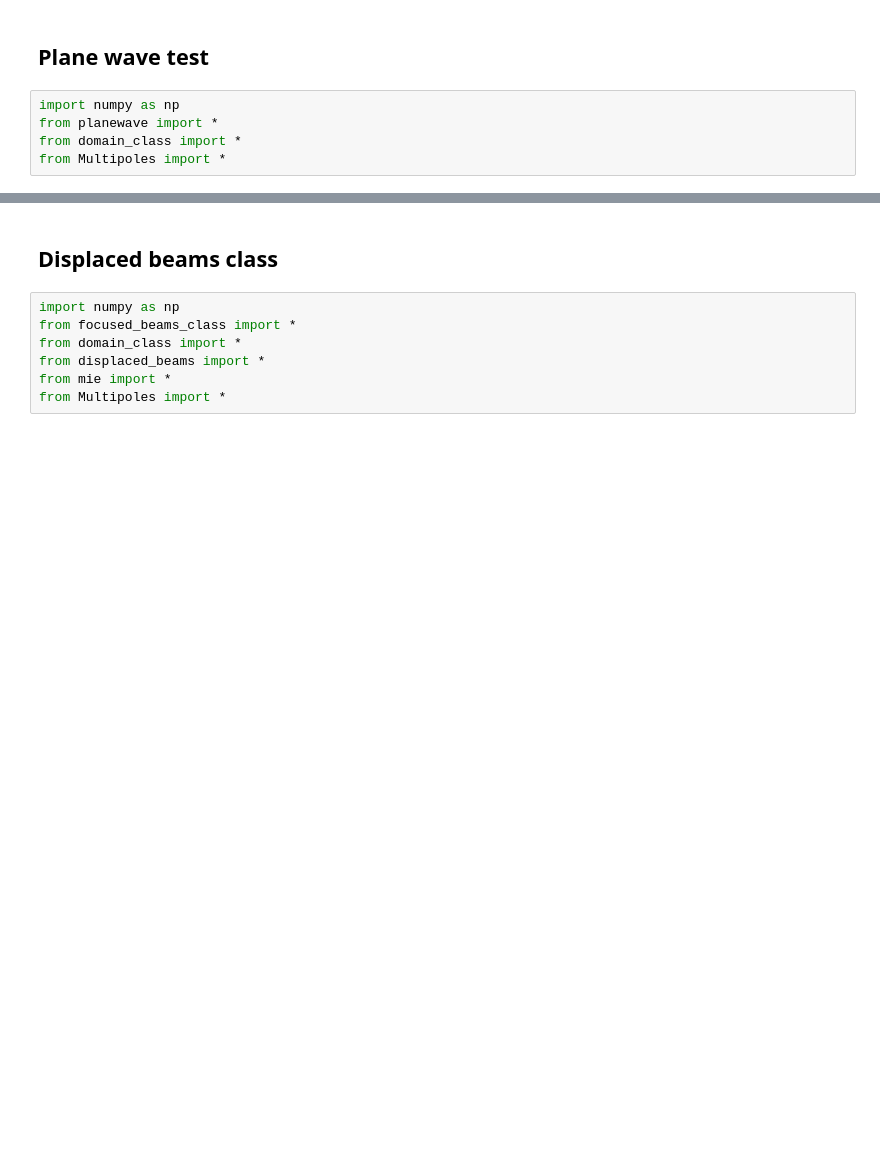
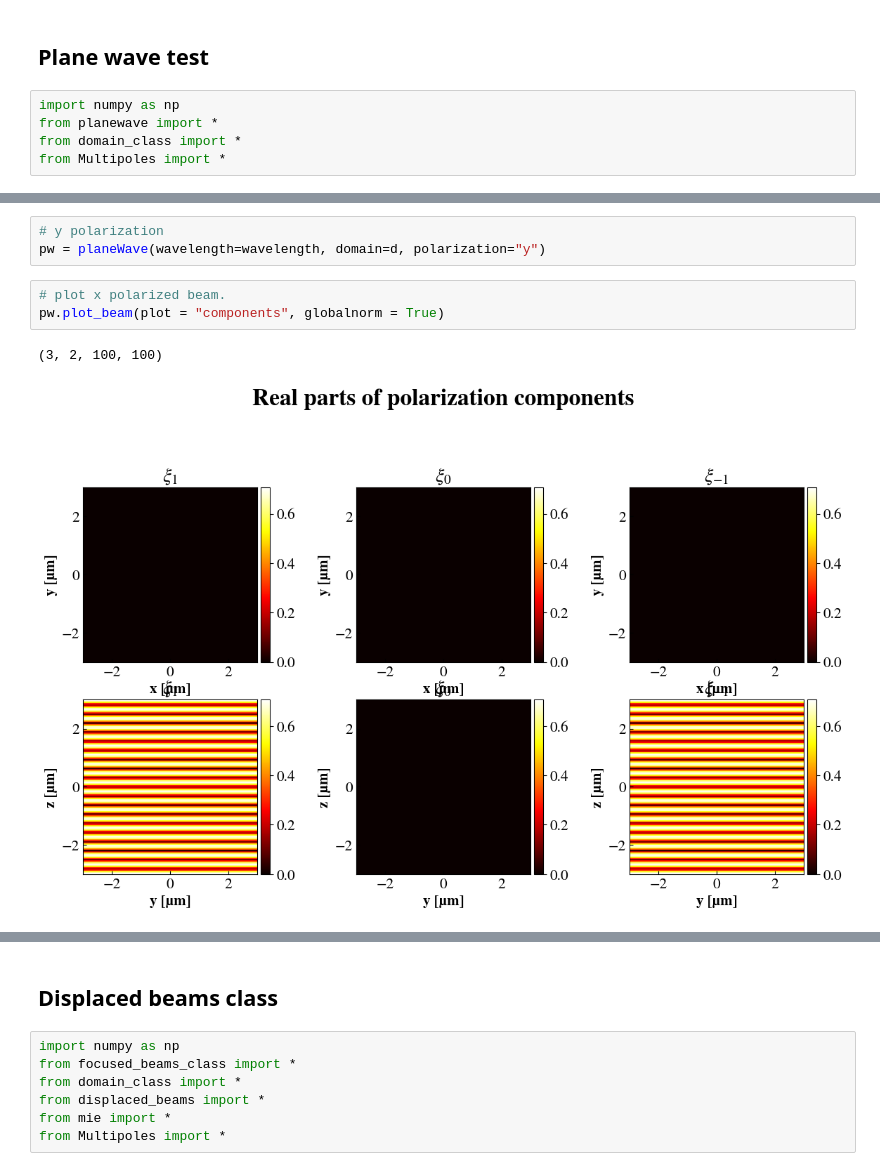
Before and after one commit to joakimpugesgaard/PyScatter, a Jupyter notebook: test.ipynb, the cells around one changed output, grey strips where cells are left out. Drawn from its saved outputs; the diff is of its cells as text; blank space fills up the shorter version.

```diff
--- a/test.ipynb
+++ b/test.ipynb
@@ -148,0 +197,9 @@ from Multipoles import *
+# %%
+# y polarization
+pw = planeWave(wavelength=wavelength, domain=d, polarization="y")
+# %%
+# plot x polarized beam.
+pw.plot_beam(plot = "components", globalnorm = True)
+# %% [output]
+(3, 2, 100, 100)
+[figure, added]
```
Also changed, not shown: parts of 9 cells of this notebook, 1 other file.
